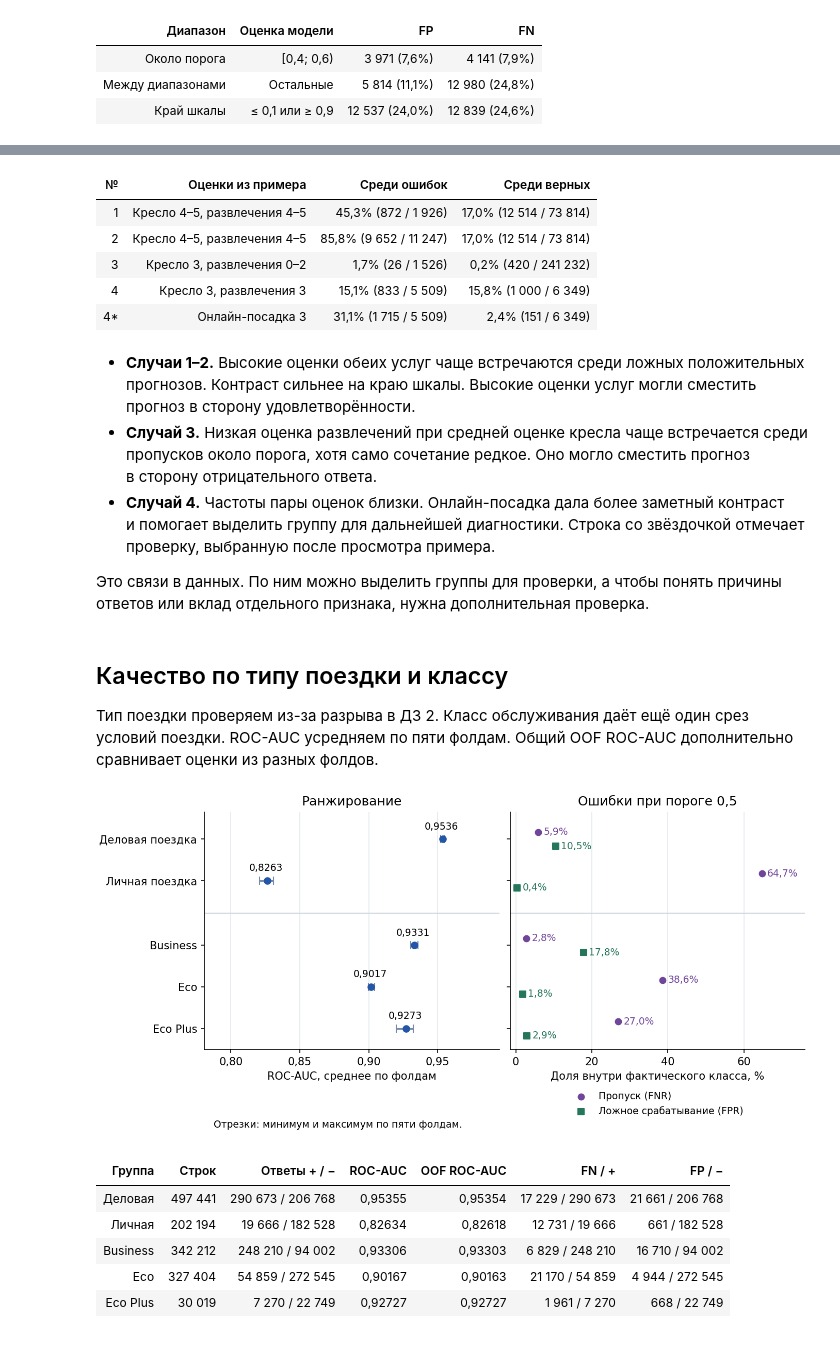
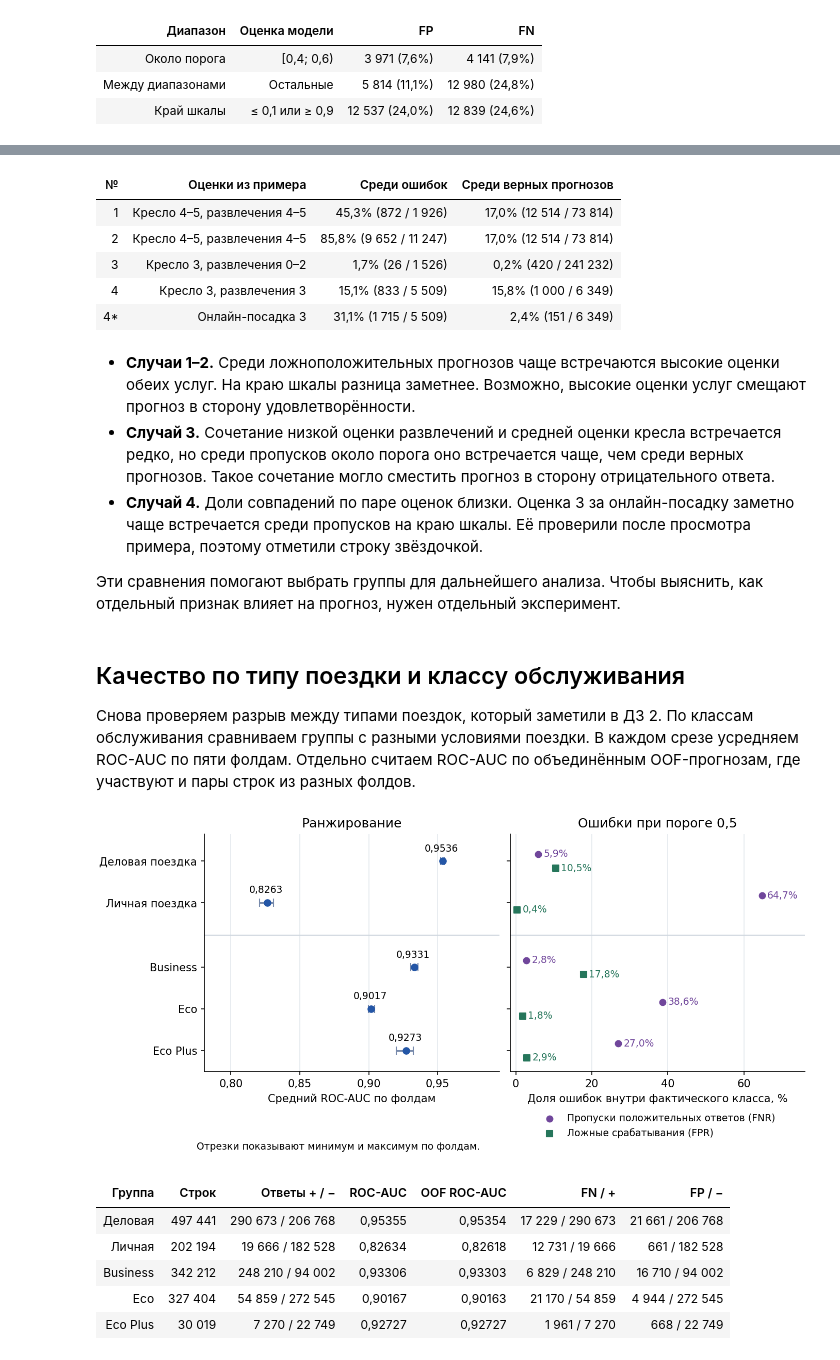
Before and after one commit to dmagog/s6e10-ml-rnd, a Jupyter notebook: notebooks/03_e3_diagnostics.ipynb, the cells around one changed output, grey strips where cells are left out. Saved outputs shown, nothing was run; the diff lists cells and outputs as text; code cells hidden in the pictures.

Commit message:
Proofread HW3 notebook, instructions and chart labels

```diff
--- a/notebooks/03_e3_diagnostics.ipynb
+++ b/notebooks/03_e3_diagnostics.ipynb
@@ -92,48 +92,48 @@ for row in examples.itertuples():
         "№": str(row.example),
         "Оценки из примера": f"Кресло {row.seat_band}, развлечения {row.entertainment_band}",
         "Среди ошибок": share(row.same_pattern_errors, row.n_errors),
-        "Среди верных": share(row.same_pattern_correct, row.n_correct),
+        "Среди верных прогнозов": share(row.same_pattern_correct, row.n_correct),
     })
     if pd.notna(row.boarding_band):
         evidence.append({
             "№": f"{row.example}*",
             "Оценки из примера": f"Онлайн-посадка {int(row.boarding_band)}",
             "Среди ошибок": share(row.boarding_errors, row.n_errors),
-            "Среди верных": share(row.boarding_correct, row.n_correct),
+            "Среди верных прогнозов": share(row.boarding_correct, row.n_correct),
         })
 show(pd.DataFrame(evidence))
 # %% [output]
-| № | Оценки из примера | Среди ошибок | Среди верных |
+| № | Оценки из примера | Среди ошибок | Среди верных прогнозов |
 | 1 | Кресло 4–5, развлечения 4–5 | 45,3% (872 / 1 926) | 17,0% (12 514 / 73 814) |
 | 2 | Кресло 4–5, развлечения 4–5 | 85,8% (9 652 / 11 247) | 17,0% (12 514 / 73 814) |
 | 3 | Кресло 3, развлечения 0–2 | 1,7% (26 / 1 526) | 0,2% (420 / 241 232) |
 | 4 | Кресло 3, развлечения 3 | 15,1% (833 / 5 509) | 15,8% (1 000 / 6 349) |
 | 4* | Онлайн-посадка 3 | 31,1% (1 715 / 5 509) | 2,4% (151 / 6 349) |
 # %% [markdown]
-- **Случаи 1–2.** Высокие оценки обеих услуг чаще встречаются среди ложных положительных прогнозов. Контраст сильнее на краю шкалы. Высокие оценки услуг могли сместить прогноз в сторону удовлетворённости.
-- **Случай 3.** Низкая оценка развлечений при средней оценке кресла чаще встречается среди пропусков около порога, хотя само сочетание редкое. Оно могло сместить прогноз в сторону отрицательного ответа.
-- **Случай 4.** Частоты пары оценок близки. Онлайн-посадка дала более заметный контраст и помогает выделить группу для дальнейшей диагностики. Строка со звёздочкой отмечает проверку, выбранную после просмотра примера.
+- **Случаи 1–2.** Среди ложноположительных прогнозов чаще встречаются высокие оценки обеих услуг. На краю шкалы разница заметнее. Возможно, высокие оценки услуг смещают прогноз в сторону удовлетворённости.
+- **Случай 3.** Сочетание низкой оценки развлечений и средней оценки кресла встречается редко, но среди пропусков около порога оно встречается чаще, чем среди верных прогнозов. Такое сочетание могло сместить прогноз в сторону отрицательного ответа.
+- **Случай 4.** Доли совпадений по паре оценок близки. Оценка 3 за онлайн-посадку заметно чаще встречается среди пропусков на краю шкалы. Её проверили после просмотра примера, поэтому отметили строку звёздочкой.
 
-Это связи в данных. По ним можно выделить группы для проверки, а чтобы понять причины ответов или вклад отдельного признака, нужна дополнительная проверка.
+Эти сравнения помогают выбрать группы для дальнейшего анализа. Чтобы выяснить, как отдельный признак влияет на прогноз, нужен отдельный эксперимент.
 # %% [markdown]
-## Качество по типу поездки и классу
+## Качество по типу поездки и классу обслуживания
 
-Тип поездки проверяем из-за разрыва в ДЗ 2. Класс обслуживания даёт ещё один срез условий поездки. ROC-AUC усредняем по пяти фолдам. Общий OOF ROC-AUC дополнительно сравнивает оценки из разных фолдов.
+Снова проверяем разрыв между типами поездок, который заметили в ДЗ 2. По классам обслуживания сравниваем группы с разными условиями поездки. В каждом срезе усредняем ROC-AUC по пяти фолдам. Отдельно считаем ROC-AUC по объединённым OOF-прогнозам, где участвуют и пары строк из разных фолдов.
 # %%
 display(Image(filename=str(report / "slices.png"),
-              alt="ROC-AUC и доли ошибок по типу поездки и классу. В личных поездках при пороге 0,5 доля пропусков 64,7%."))
+              alt="ROC-AUC и доли ошибок по типу поездки и классу. В личных поездках при пороге 0,5 модель пропускает 64,7% положительных ответов."))
 slices = read("slices")
 show(pd.DataFrame({
     "Группа": slices.group,
     "Строк": slices.n,
     "Ответы + / −": [fraction(p, n) for p, n in zip(slices.positive, slices.negative)],
     "ROC-AUC": slices.mean_fold_auc,
     "OOF ROC-AUC": slices.pooled_oof_auc,
     "FN / +": [fraction(fn, total) for fn, total in zip(slices.fn, slices.positive)],
     "FP / −": [fraction(fp, total) for fp, total in zip(slices.fp, slices.negative)],
 }), {"ROC-AUC": "{:.5f}", "OOF ROC-AUC": "{:.5f}"})
 # %% [output]
-[figure, old version]
+[figure, new version]
 | Группа | Строк | Ответы + / − | ROC-AUC | OOF ROC-AUC | FN / + | FP / − |
 | Деловая | 497 441 | 290 673 / 206 768 | 0,95355 | 0,95354 | 17 229 / 290 673 | 21 661 / 206 768 |
 | Личная | 202 194 | 19 666 / 182 528 | 0,82634 | 0,82618 | 12 731 / 19 666 | 661 / 182 528 |
```
Also changed, not shown: parts of 13 cells of this notebook, 4 other files.
